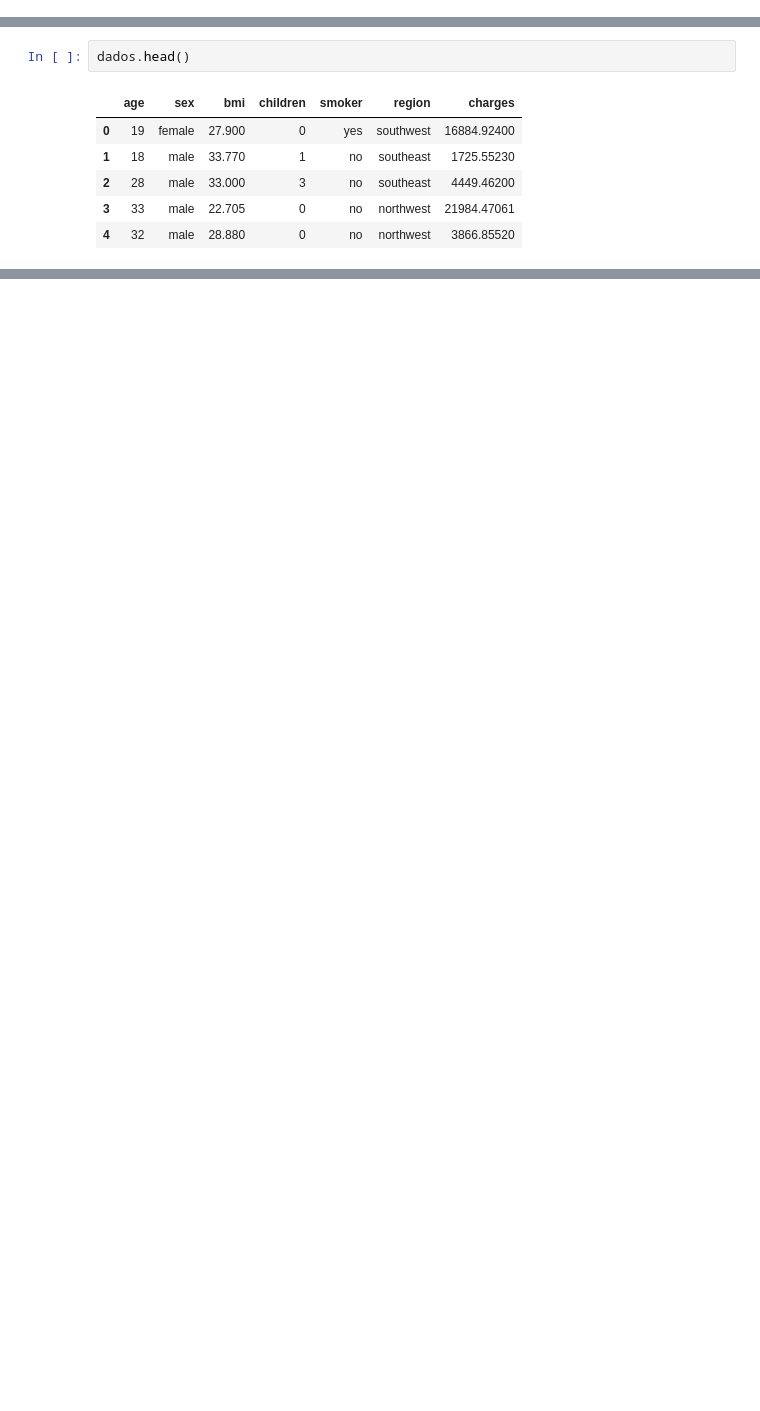
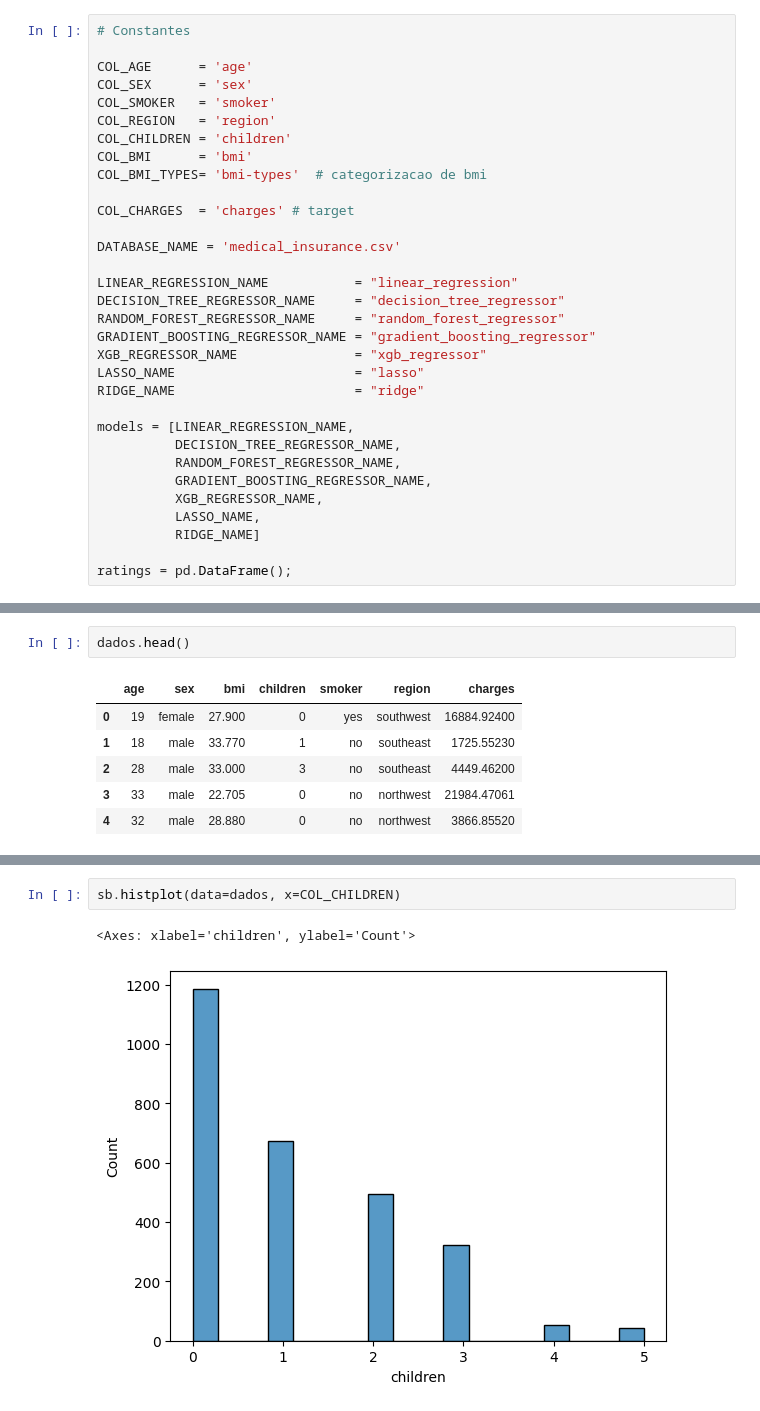
Before and after one commit to claitonp/DO180-apps, a Jupyter notebook: tech_challenge.ipynb, the cells around one changed output, grey strips where cells are left out. Saved outputs shown, nothing was run; the diff lists cells and outputs as text; blank space fills up the shorter version.

```diff
--- a/tech_challenge.ipynb
+++ b/tech_challenge.ipynb
@@ -41,0 +75,32 @@ dados = pd.read_csv("insurance.csv")
+# %%
+# Constantes
+
+COL_AGE      = 'age'
+COL_SEX      = 'sex'
+COL_SMOKER   = 'smoker'
+COL_REGION   = 'region'
+COL_CHILDREN = 'children'
+COL_BMI      = 'bmi'
+COL_BMI_TYPES= 'bmi-types'  # categorizacao de bmi
+
+COL_CHARGES  = 'charges' # target
+
+DATABASE_NAME = 'medical_insurance.csv'
+
+LINEAR_REGRESSION_NAME           = "linear_regression"
+DECISION_TREE_REGRESSOR_NAME     = "decision_tree_regressor"
+RANDOM_FOREST_REGRESSOR_NAME     = "random_forest_regressor"
+GRADIENT_BOOSTING_REGRESSOR_NAME = "gradient_boosting_regressor"
+XGB_REGRESSOR_NAME               = "xgb_regressor"
+LASSO_NAME                       = "lasso"
+RIDGE_NAME                       = "ridge"
+
+models = [LINEAR_REGRESSION_NAME,
+          DECISION_TREE_REGRESSOR_NAME,
+          RANDOM_FOREST_REGRESSOR_NAME,
+          GRADIENT_BOOSTING_REGRESSOR_NAME,
+          XGB_REGRESSOR_NAME,
+          LASSO_NAME,
+          RIDGE_NAME]
+
+ratings = pd.DataFrame();
@@ -485,0 +567,5 @@ Não há melhoras no modelo, usando StandardScaler
+# %%
+sb.histplot(data=dados, x=COL_CHILDREN)
+# %% [output]
+<Axes: xlabel='children', ylabel='Count'>
+[figure, added]
```
Also changed, not shown: parts of 198 cells of this notebook.
